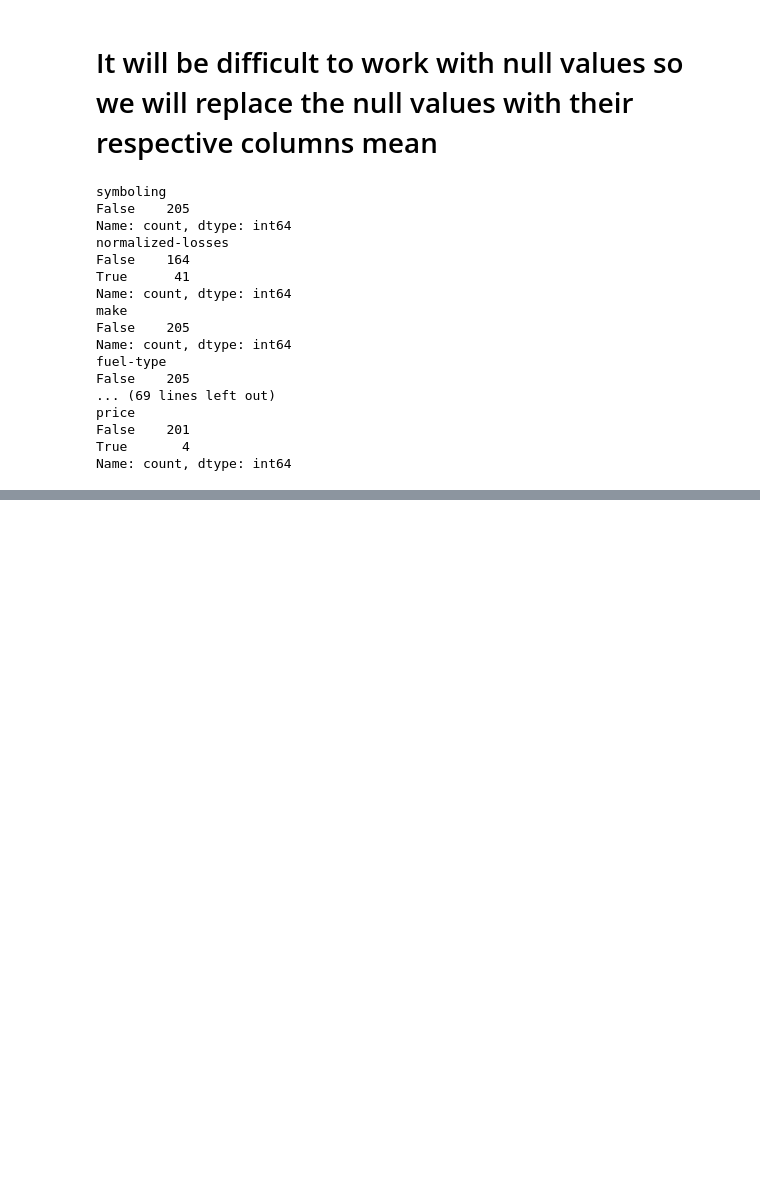
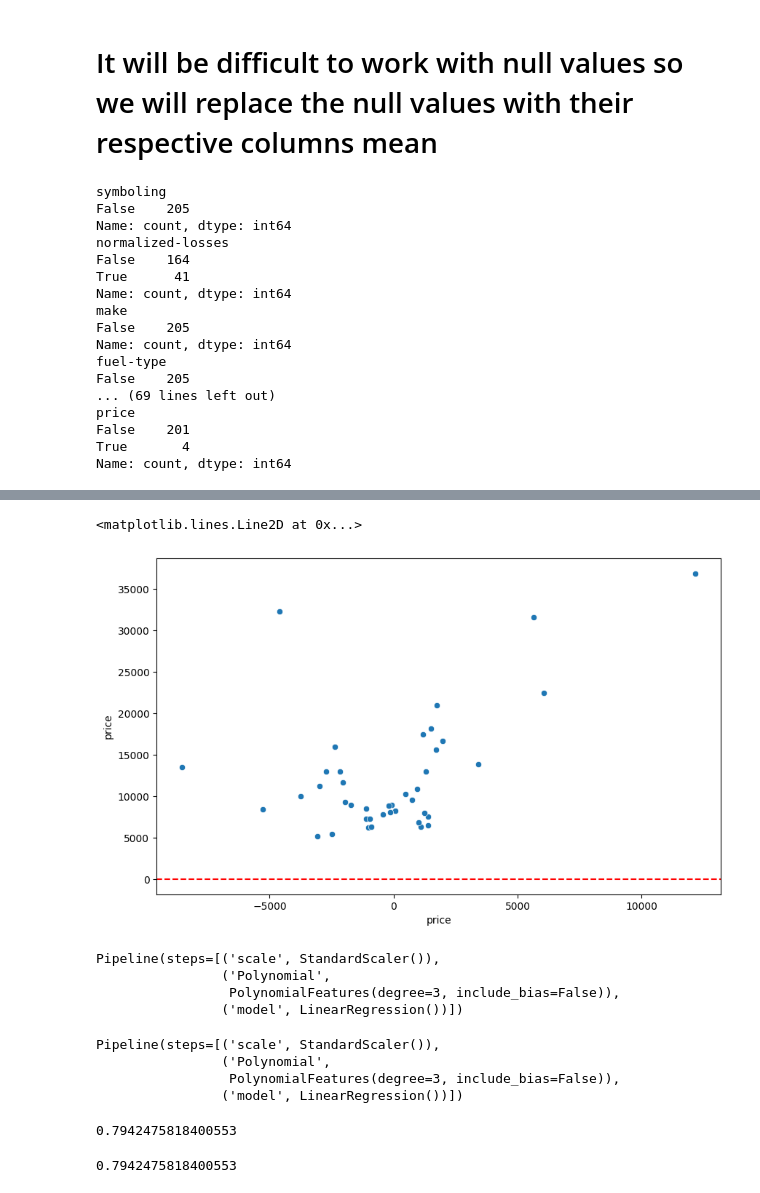
Before and after one commit to SalanKatuwal/Car-price-prediction, a Jupyter notebook: Model.ipynb, the cells around one changed output, grey strips where cells are left out. Drawn from its saved outputs; the diff is of its cells as text; code cells hidden in the pictures; blank space fills up the shorter version.

Commit message:
Updated Model

```diff
--- a/Model.ipynb
+++ b/Model.ipynb
@@ -110,0 +292,35 @@ yess
+# %%
+y_diff=y_test-y_pred_1
+# %%
+plt.figure(figsize=(10,6))
+sns.scatterplot(x=y_diff,y=y_test)
+plt.axhline(y=0,color='r',linestyle='--')
+# %% [output]
+<matplotlib.lines.Line2D at 0x...>
+[figure, added]
+# %%
+Input=[('scale',StandardScaler()),('Polynomial',PolynomialFeatures(degree=3,include_bias=False)),('model',LinearRegression())]
+pipe=Pipeline(Input)
+pipe
+# %% [output]
+Pipeline(steps=[('scale', StandardScaler()),
+                ('Polynomial',
+                 PolynomialFeatures(degree=3, include_bias=False)),
+                ('model', LinearRegression())])
+# %%
+pipe.fit(x_train[['curb-weight','horsepower','engine-size','highway-mpg']],y_train)
+pipe
+# %% [output]
+Pipeline(steps=[('scale', StandardScaler()),
+                ('Polynomial',
+                 PolynomialFeatures(degree=3, include_bias=False)),
+                ('model', LinearRegression())])
+# %%
+r_squared = r2_score(y_test, y_pred_1)
+r_squared
+# %% [output]
+0.7942475818400553
+# %%
+pipe.score(x_test[['curb-weight','horsepower','engine-size','highway-mpg']],y_test)
+# %% [output]
+0.7942475818400553
```
Also changed, not shown: parts of 25 cells of this notebook.
